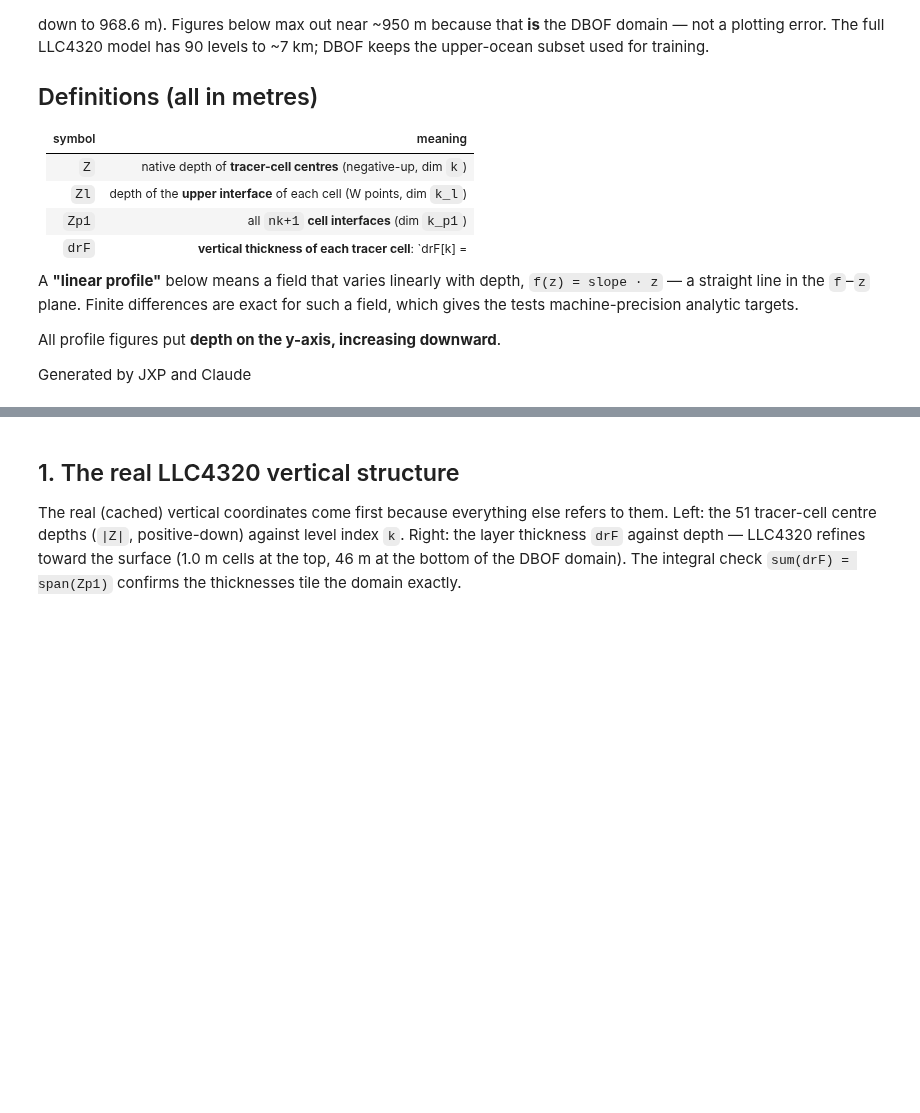
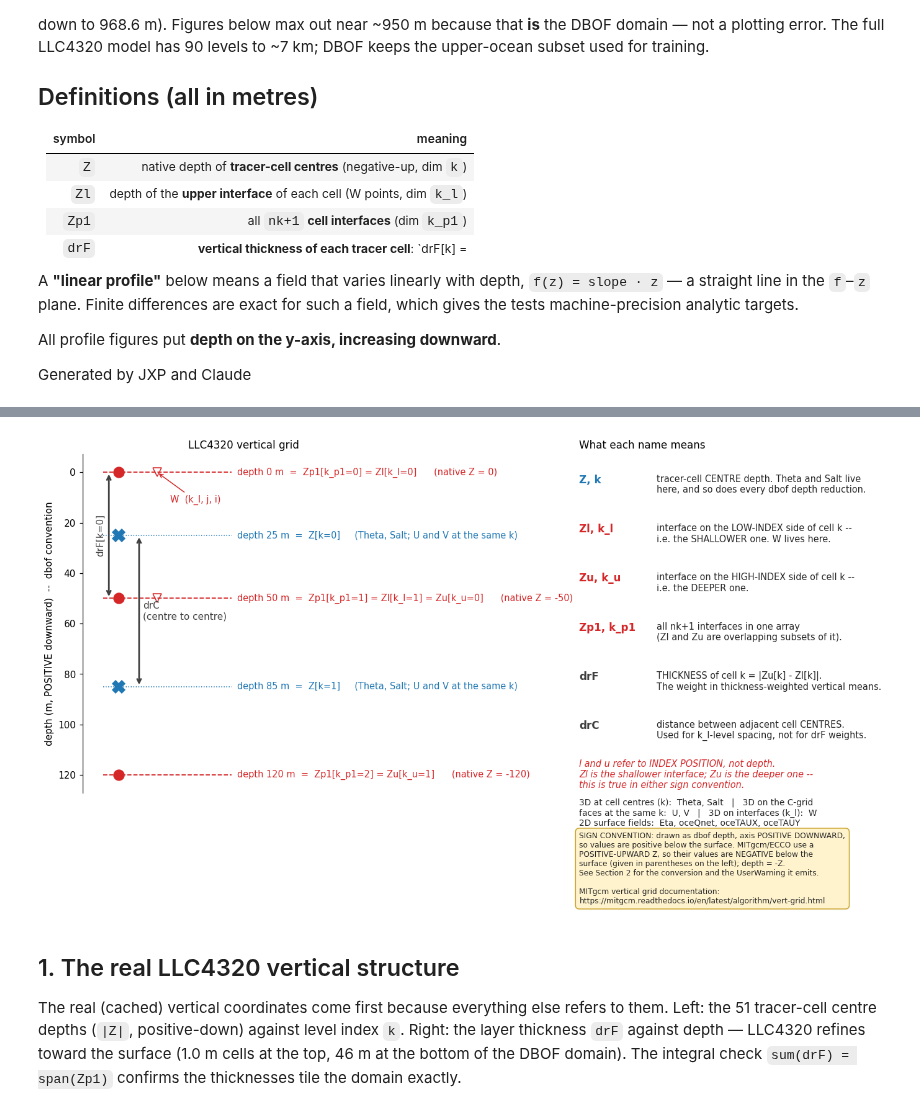
Before and after one commit to Sea-Meets-the-Stars/llc4320-native-grid-preprocessing, a Jupyter notebook: notebooks/notebooks_tests/vertical_helpers_tests.ipynb, the cells around one changed output, grey strips where cells are left out. Drawn from its saved outputs; the diff is of its cells as text; code cells hidden in the pictures; blank space fills up the shorter version.

Commit message:
vertical schematic

```diff
--- a/notebooks/notebooks_tests/vertical_helpers_tests.ipynb
+++ b/notebooks/notebooks_tests/vertical_helpers_tests.ipynb
@@ -65,3 +99,9 @@ import dbof.preprocessing.vertical_helpers as vh
+# %%
+ax_col, ax_key = draw_vertical_schematic()
+plt.tight_layout()
+plt.show()
+# %% [output]
+[figure, added]
 # %% [markdown]
 ## 1. The real LLC4320 vertical structure
 
```
Also changed, not shown: parts of 2 cells of this notebook, 1 other file.
